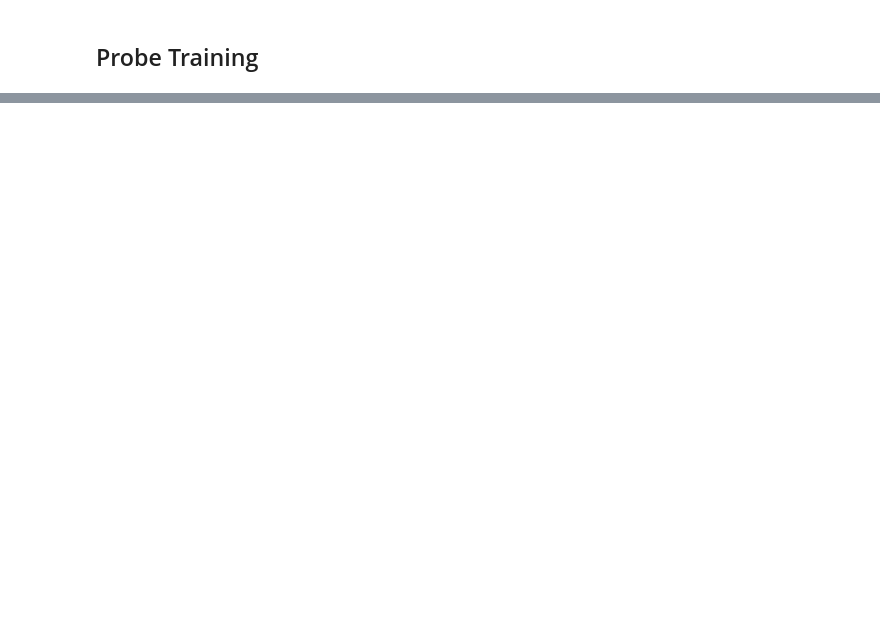
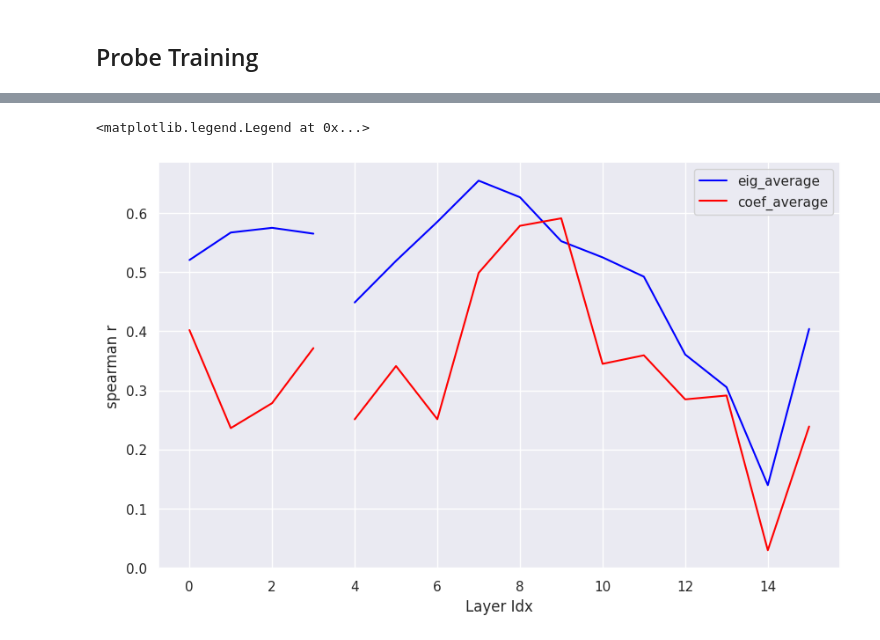
Before and after one commit to ayoakin/MIVLDE, a Jupyter notebook: subteams/LLMProbing/notebooks/2D_Linear.ipynb, the cells around one changed output, grey strips where cells are left out. Drawn from its saved outputs; the diff is of its cells as text; code cells hidden in the pictures; blank space fills up the shorter version.

```diff
--- a/subteams/LLMProbing/notebooks/2D_Linear.ipynb
+++ b/subteams/LLMProbing/notebooks/2D_Linear.ipynb
@@ -460,9 +304,15 @@ KeyboardInterrupt:
 # %%
-expt_results = experiments.scalar_prediction_experiment(target_feature=target_feature, activations_path=manual_activations_path, \
-                     probes_path=demo_probes_path, \
-                     lr=lr, num_epochs=num_epochs, \
-                     layers=layers, num_repeats=num_repeats)
+
+
+layers = [idx for idx in range(0, 16)]
+#probes_path_3 = probes_path + '/derivative_3'
+
+
+
+expt_results = experiments.run_experiment.scalar_prediction_experiment_w_solver(target_feature=target_feature, activations_path=manual_activations_path, \
+                     probes_path=probes_path_full, \
+                     layers=layers, r2_threshold=r2_threshold)
 # save experiment results
-with open(f'{demo_probes_path}/experiment_data.pt', 'wb') as f:
+with open(f'{probes_path_full}/experiment_data.pt', 'wb') as f:
     pickle.dump(expt_results, f)
 # %% [output]
@@ -603,0 +429,22 @@ AttributeError: module 'experiments' has no attribute 'train_and_save_probe_sepa
+# %%
+spearman_eig_average = np.mean([spearman_real_0,spearman_real_1, spearman_imag_0], axis = 0)
+spearman_coef_average = np.mean([spearman_alpha,spearman_beta, spearman_gamma, spearman_delta], axis = 0)
+# %%
+group1_colors = ['tab:blue', 'tab:cyan', 'royalblue', 'navy']
+
+# Second group - reds/warm colors
+group2_colors = ['tab:red', 'tab:orange', 'firebrick', 'darkred']
+
+plt.figure(figsize=(10, 6))
+plt.plot(layers[:4], spearman_eig_average[:4], label='eig_average', color = 'blue')
+plt.plot(layers[4:], spearman_eig_average[4:], color = 'blue')
+
+plt.plot(layers[:4], spearman_coef_average[:4], label='coef_average', color = 'red')
+plt.plot(layers[4:], spearman_coef_average[4:], color = 'red')
+#plt.plot(x, y3, label='sin(x)*cos(x)', color='green')
+plt.xlabel("Layer Idx")
+plt.ylabel("spearman r")
+plt.legend()
+# %% [output]
+<matplotlib.legend.Legend at 0x...>
+[figure, added]
```
Also changed, not shown: parts of 58 cells of this notebook.
